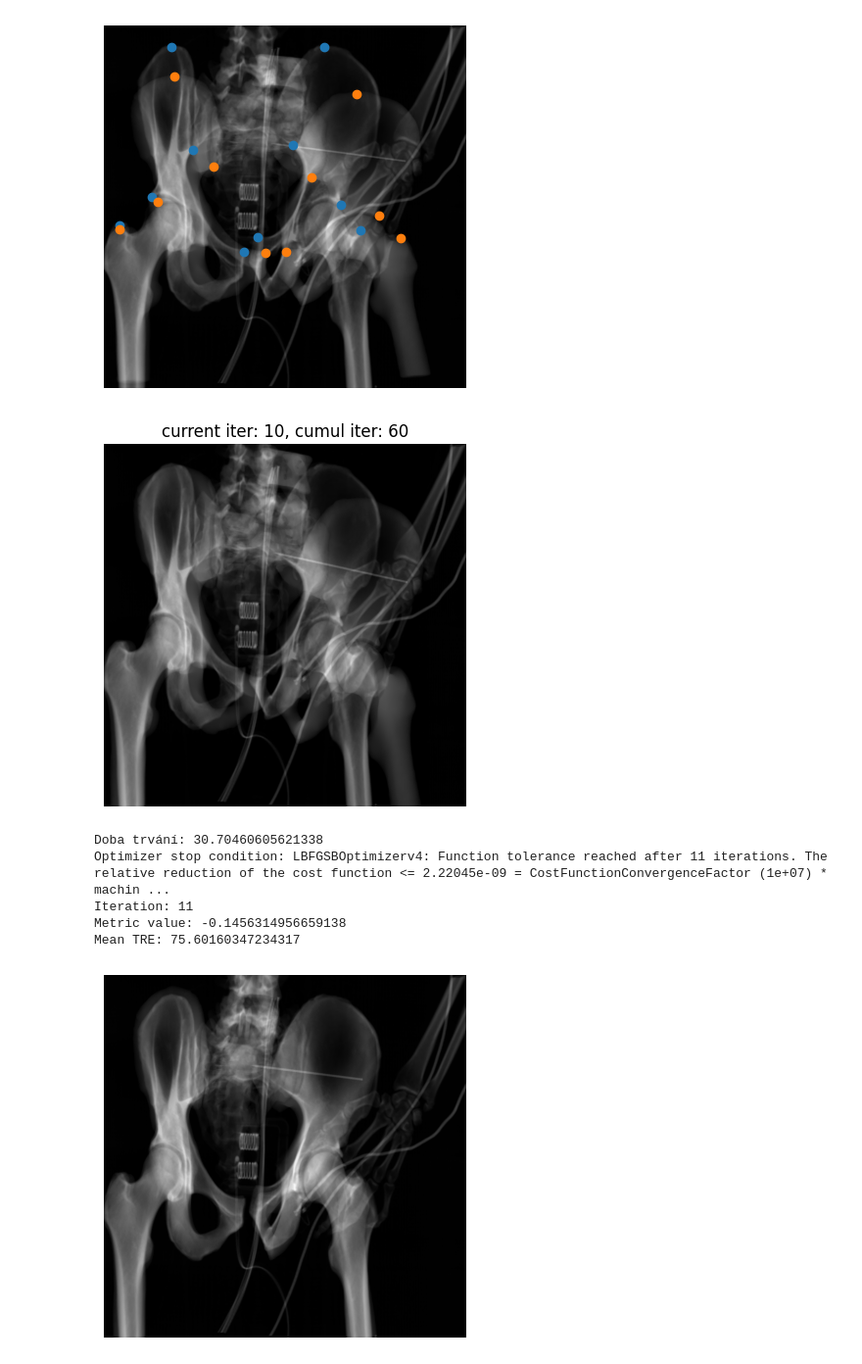
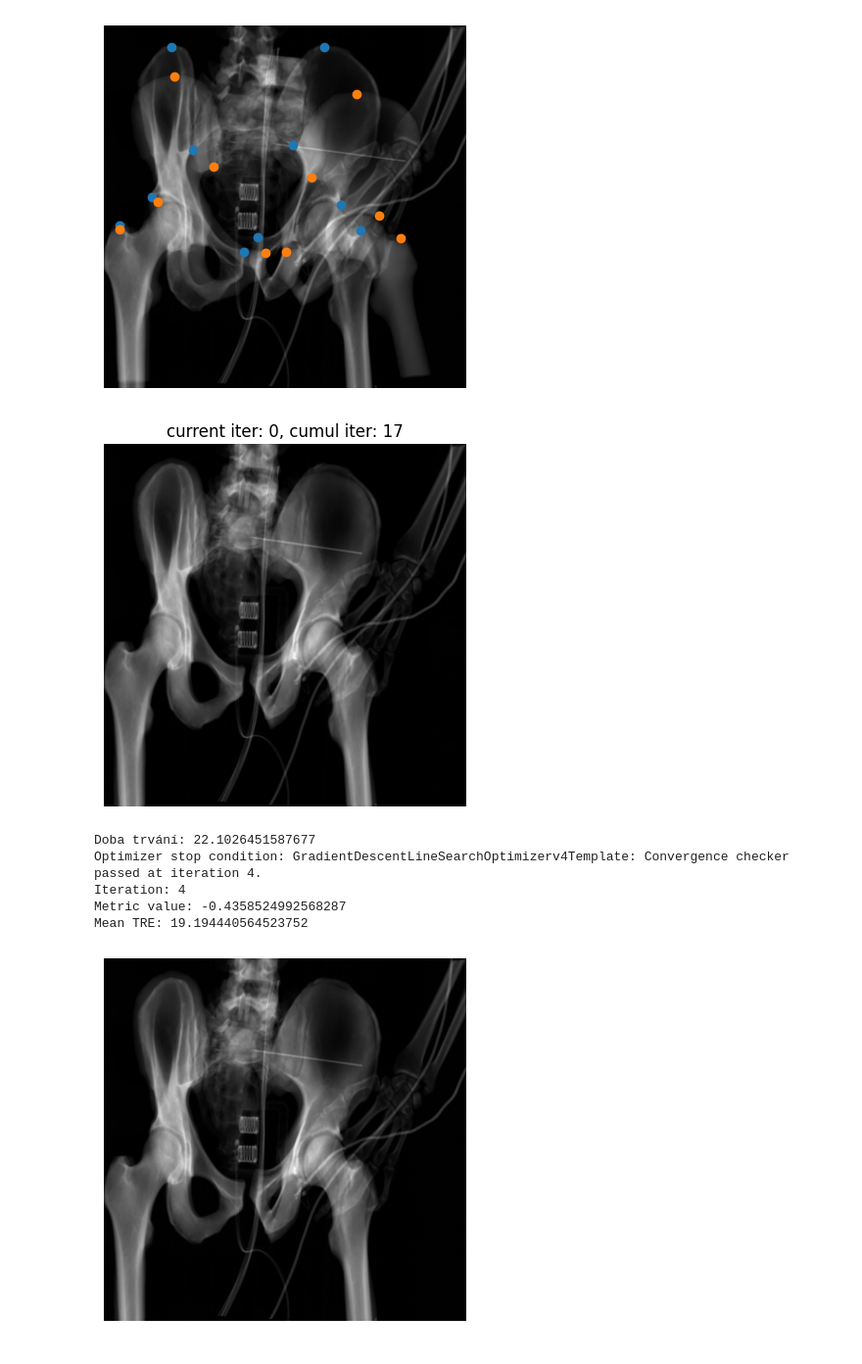
Before and after one commit to Vojtech-Benda/ca_isf, a Jupyter notebook: sitkRegistration.ipynb, the cells around one changed output. Shown at 98% size. Saved outputs shown, nothing was run; the diff lists cells and outputs as text; code cells hidden in the pictures.

```diff
--- a/sitkRegistration.ipynb
+++ b/sitkRegistration.ipynb
@@ -44,9 +44,9 @@ def metric_and_reference_plot_values(registration_method, fixed_points, moving_p
     current_transform.SetParameters(registration_method.GetOptimizerPosition())
     current_transform.AddTransform(registration_method.GetMovingInitialTransform())
     current_transform.AddTransform(registration_method.GetFixedInitialTransform().GetInverse())
+    cumul_iter = len(metric_values)
 
     if current_iteration % 10 == 0:
-        cumul_iter += 10
         currentImageResampled = sitk.Resample(movingImage, fixedImage, current_transform, sitk.sitkLinear, 0.0,
                                               movingImage.GetPixelID())
         clear_output(wait=True)
@@ -104,7 +104,7 @@ def getRegistrationErrors(transform, fixed_points, moving_points):
 
 def plotRegistrationErrors():
     figMetric, axMetric = plt.subplots(1, 1)
-    axMetric.plot(metric_values, "#1f77b4")
+    axMetric.plot(np.arange(0, len(metric_values)), metric_values, "#1f77b4")
     axMetric.plot(multires_iterations, [metric_values[index] for index in multires_iterations], marker="o",
                   label="Registrační úroveň", linestyle="none",
                   markeredgecolor="none", markersize=6., c="#ff7f0e")
@@ -182,55 +182,58 @@ plt.show()
 # %% [output]
 [figure]
 # %%
-levels = 3
+levels = 5
 shrinkFactor = [2 ** factor for factor in range(0, levels)][::-1]
 smoothFactor = [factor for factor in range(0, levels)][::-1]
 # %%
 registration = sitk.ImageRegistrationMethod()
 registration.SetMetricAsMattesMutualInformation(50)
 registration.SetOptimizerScalesFromPhysicalShift()
-# registration.SetOptimizerAsGradientDescent(learningRate=1.5,
-#                                            numberOfIterations=70,
-#                                            convergenceMinimumValue=1e-6,
-#                                            convergenceWindowSize=5)
+# registration.SetOptimizerAsGradientDescent(learningRate=1.0,
+#                                            numberOfIterations=200,
+#                                            convergenceMinimumValue=1e-5,
+#                                            convergenceWindowSize=5,
+#                                            estimateLearningRate=registration.EachIteration)
 
-# registration.SetOptimizerAsGradientDescentLineSearch(learningRate=1.0,
-#                                            numberOfIterations=10,
-#                                            convergenceMinimumValue=1e-3,
-#                                             convergenceWindowSize=5)
+registration.SetOptimizerAsGradientDescentLineSearch(learningRate=1.0,
+                                                     numberOfIterations=15,
+                                                     convergenceMinimumValue=1e-1,
+                                                     convergenceWindowSize=5,
+                                                     lineSearchMaximumIterations=10)
 
 # registration.SetOptimizerAsRegularStepGradientDescent(learningRate=1.0,
 #                                                       minStep=1e-3,
-#                                             numberOfIterations=70)
+#                                                       numberOfIterations=50)
 
-# registration.SetOptimizerAsLBFGSB(numberOfIterations=100)
-# registration.SetOptimizerAsLBFGS2(numberOfIterations=100)
+registration.SetOptimizerAsLBFGS2(numberOfIterations=20)
+registration.SetMetricSamplingStrategy(sitk.ImageRegistrationMethod.NONE)
+registration.SetMetricSamplingPercentage(percentage=0.01, seed=42)
 registration.SetInitialTransform(initialTransform, inPlace=False)
 registration.SetInterpolator(sitk.sitkLinear)
 registration.SetShrinkFactorsPerLevel(shrinkFactors=shrinkFactor)
 registration.SetSmoothingSigmasPerLevel(smoothingSigmas=smoothFactor)
 registration.SmoothingSigmasAreSpecifiedInPhysicalUnitsOn()
 
 registration.AddCommand(sitk.sitkStartEvent, metric_and_reference_start_plot)
 registration.AddCommand(sitk.sitkEndEvent, metric_and_reference_stop_plot)
 registration.AddCommand(sitk.sitkMultiResolutionIterationEvent, update_multires_iterations)
 registration.AddCommand(sitk.sitkIterationEvent, lambda: metric_and_reference_plot_values(registration,
                                                                                           fixedPoints,
                                                                                           movingPoints))
 start_time = time.time()
 outTransform = registration.Execute(fixedImage, movingImage)
 print(f"Doba trvání: {time.time() - start_time}")
 print(f"Optimizer stop condition: {registration.GetOptimizerStopConditionDescription()}")
 print(f"Iteration: {registration.GetOptimizerIteration()}")
 print(f"Metric value: {registration.GetMetricValue()}")
 print(f"Mean TRE: {mean_values[-1]}")
 # %% [output]
-[figure, old version]
+[figure, new version]
-Doba trvání: 30.70460605621338
-Optimizer stop condition: LBFGSBOptimizerv4: Function tolerance reached after 11 iterations. The relative reduction of the cost function <= 2.22045e-09 = CostFunctionConvergenceFactor (1e+07) * machin ...
-Iteration: 11
-Metric value: -0.1456314956659138
-Mean TRE: 75.60160347234317
+Doba trvání: 22.1026451587677
+Optimizer stop condition: GradientDescentLineSearchOptimizerv4Template: Convergence checker passed at iteration 4.
+Iteration: 4
+Metric value: -0.4358524992568287
+Mean TRE: 19.194440564523752
 # %%
 movingImageResampled = sitk.Resample(movingImage, fixedImage, outTransform, sitk.sitkLinear, 0.0, movingImage.GetPixelID())
 
```
Also changed, not shown: parts of 3 cells of this notebook, 2 other files.
